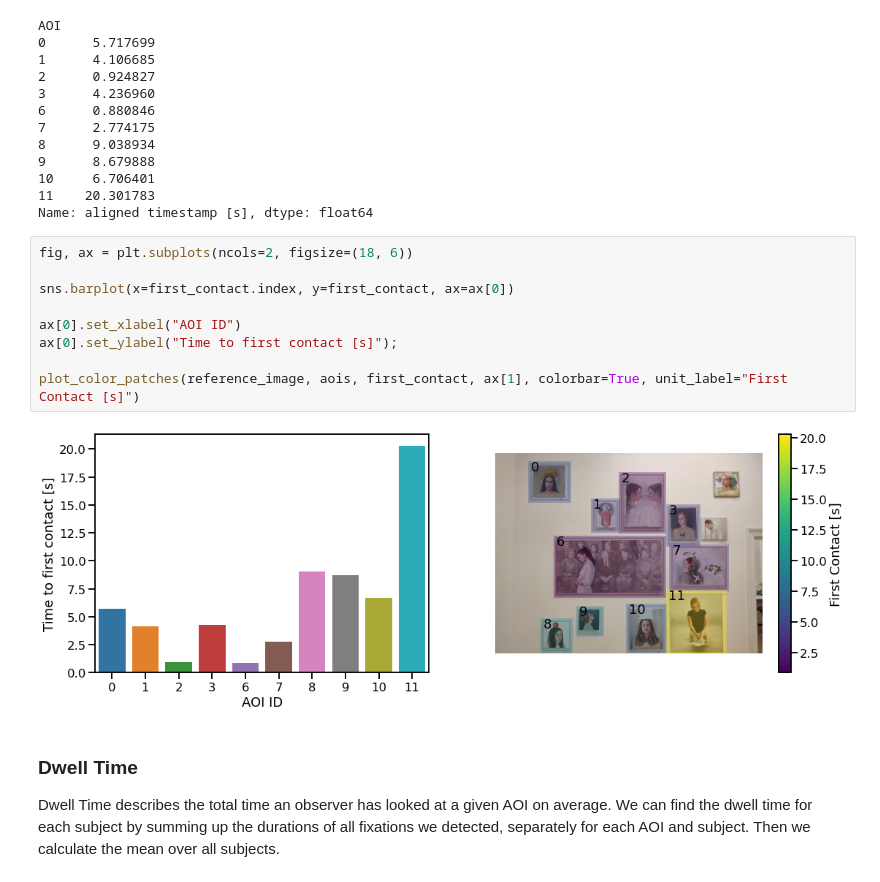
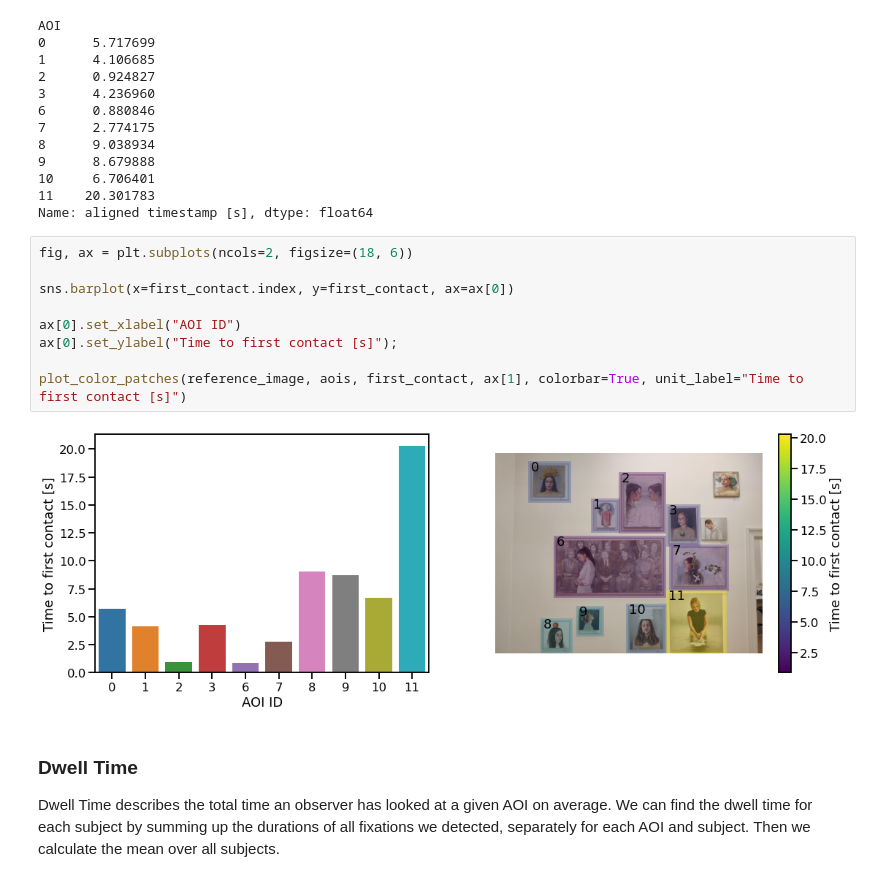
Before and after one commit to pupil-labs/pupil-docs, a Jupyter notebook: src/invisible/how-tos/advanced-analysis/gaze-metrics-in-aois/README.ipynb, the cells around one changed output. Cells and saved outputs as stored; diff of their text form.

Commit message:
Fixed labels in bar charts

```diff
--- a/src/invisible/how-tos/advanced-analysis/gaze-metrics-in-aois/README.ipynb
+++ b/src/invisible/how-tos/advanced-analysis/gaze-metrics-in-aois/README.ipynb
@@ -226,14 +226,14 @@ Name: aligned timestamp [s], dtype: float64
 # %%
 fig, ax = plt.subplots(ncols=2, figsize=(18, 6))
 
 sns.barplot(x=first_contact.index, y=first_contact, ax=ax[0])
 
 ax[0].set_xlabel("AOI ID")
 ax[0].set_ylabel("Time to first contact [s]");
 
-plot_color_patches(reference_image, aois, first_contact, ax[1], colorbar=True, unit_label="First Contact [s]")
+plot_color_patches(reference_image, aois, first_contact, ax[1], colorbar=True, unit_label="Time to first contact [s]")
 # %% [output]
-[figure, old version]
+[figure, new version]
 # %% [markdown]
 ### Dwell Time
 
```
Also changed, not shown: parts of 1 cell of this notebook.
